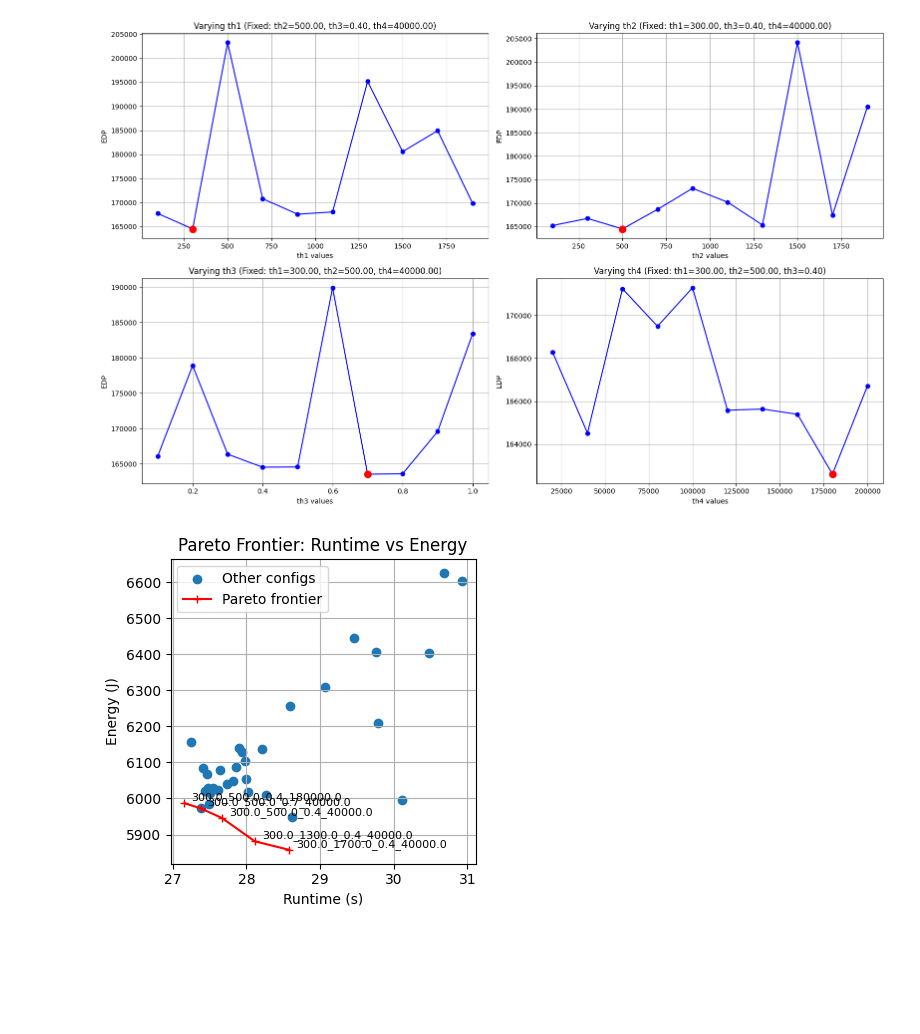
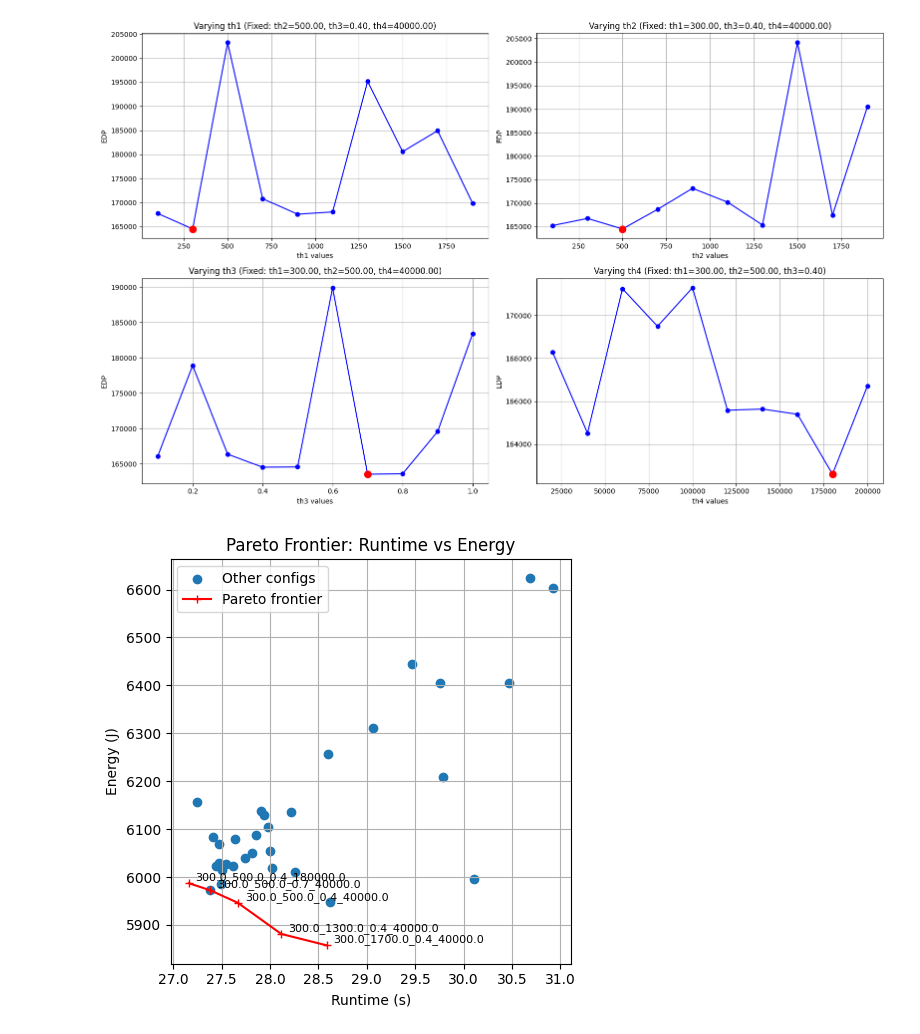
Before and after one commit to zzheng33/power, a Jupyter notebook: GPGPU/data/sensitivity/sensitivity.ipynb, the cells around one changed output. Saved outputs shown, nothing was run; the diff lists cells and outputs as text; code cells hidden in the pictures; blank space fills up the shorter version.

```diff
--- a/GPGPU/data/sensitivity/sensitivity.ipynb
+++ b/GPGPU/data/sensitivity/sensitivity.ipynb
@@ -202,33 +202,33 @@ def is_pareto_efficient(data):
     return is_efficient
 
 if not df.empty:
-    plt.figure(figsize=(4, 4))
+    plt.figure(figsize=(5, 5))
 
     runtimes = df["Runtime (s)"].values
     energies = df["Energy (J)"].values
     points = np.column_stack((runtimes, energies))
 
     is_pareto = is_pareto_efficient(points)
     pareto_points = df[is_pareto]
     non_pareto_points = df[~is_pareto]
 
     # Plot non-Pareto points
     plt.scatter(non_pareto_points["Runtime (s)"], non_pareto_points["Energy (J)"], label="Other configs")
 
     # Plot Pareto frontier
     pareto_sorted = pareto_points.sort_values("Runtime (s)")
     plt.plot(pareto_sorted["Runtime (s)"], pareto_sorted["Energy (J)"], color="red", label="Pareto frontier", marker="+")
 
     # Annotate the Pareto points with labels
     for _, row in pareto_sorted.iterrows():
         plt.annotate(row["Label"], (row["Runtime (s)"], row["Energy (J)"]), fontsize=8, xytext=(5, 2), textcoords='offset points')
 
     plt.xlabel("Runtime (s)")
     plt.ylabel("Energy (J)")
     plt.title("Pareto Frontier: Runtime vs Energy")
     plt.grid(True)
     plt.legend()
     plt.tight_layout()
     plt.show()
 # %% [output]
-[figure, old version]
+[figure, new version]
```
Also changed, not shown: 1 other file.
